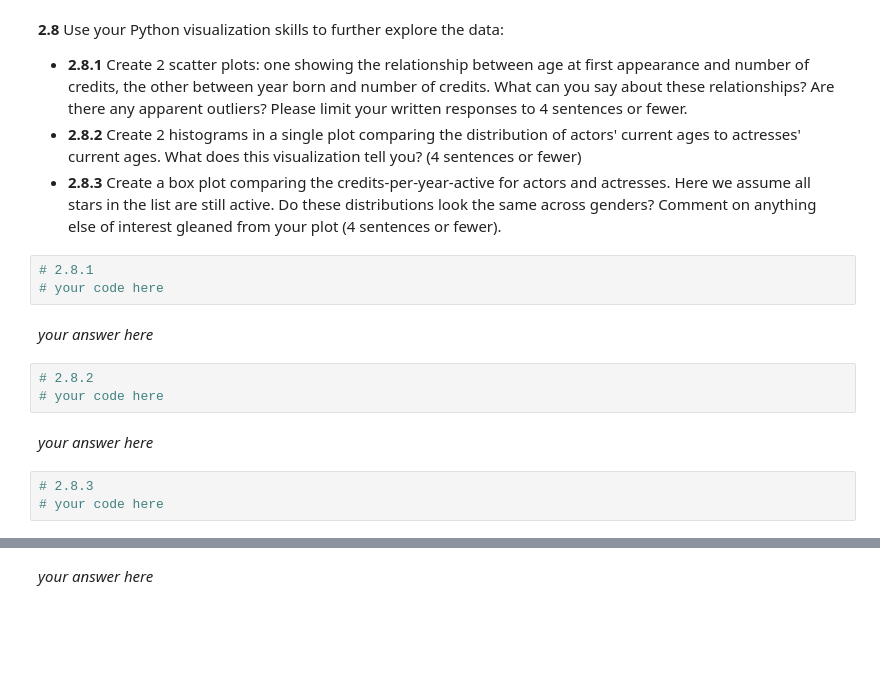
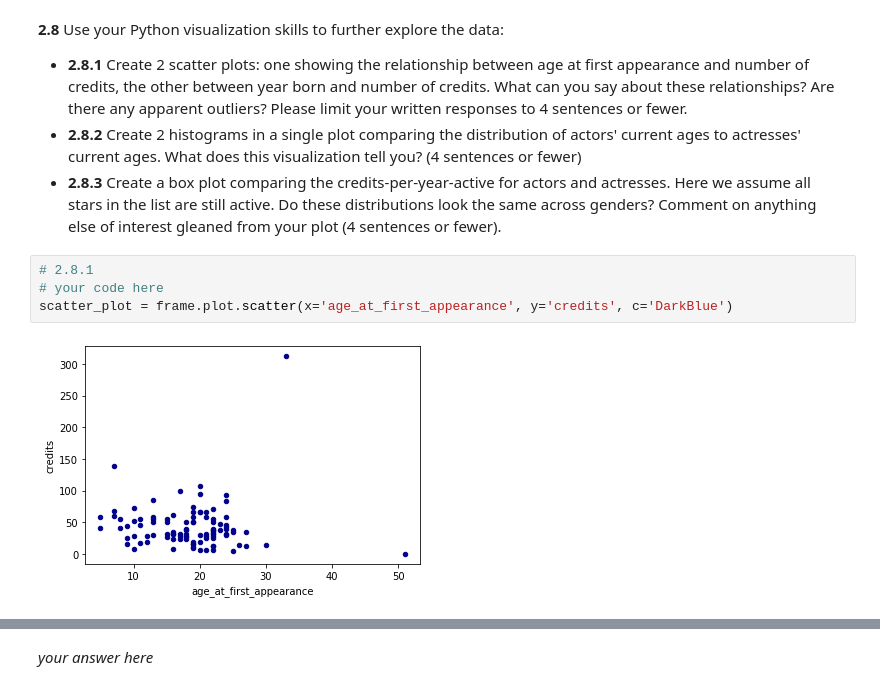
Before and after one commit to CreditPy/2021-s109a, a Jupyter notebook: cs_s109a_hw1/cs_s109a_hw1_sunil_steven.ipynb, the cells around one changed output, grey strips where cells are left out. Cells and saved outputs as stored; diff of their text form; blank space fills up the shorter version.

Commit message:
Solutions up to 2.8.2 histogram

```diff
--- a/cs_s109a_hw1/cs_s109a_hw1_sunil_steven.ipynb
+++ b/cs_s109a_hw1/cs_s109a_hw1_sunil_steven.ipynb
@@ -700,13 +701,6 @@ The number of child actors: 17
 # %%
 # 2.8.1
 # your code here
+scatter_plot = frame.plot.scatter(x='age_at_first_appearance', y='credits', c='DarkBlue')
+# %% [output]
+[figure, added]
-# %% [markdown]
-*your answer here*
-# %%
-# 2.8.2
-# your code here
-# %% [markdown]
-*your answer here*
-# %%
-# 2.8.3
-# your code here
```
Also changed, not shown: parts of 10 cells of this notebook, 1 other file.
